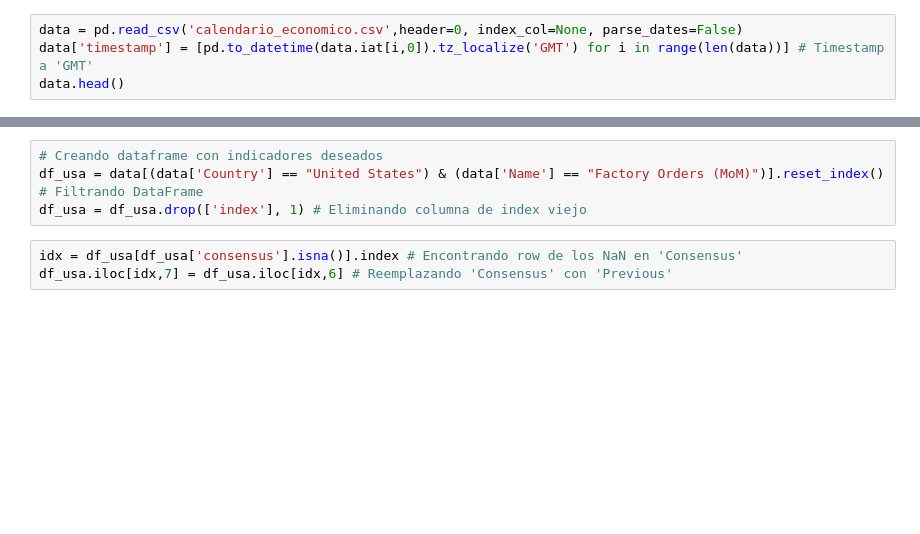
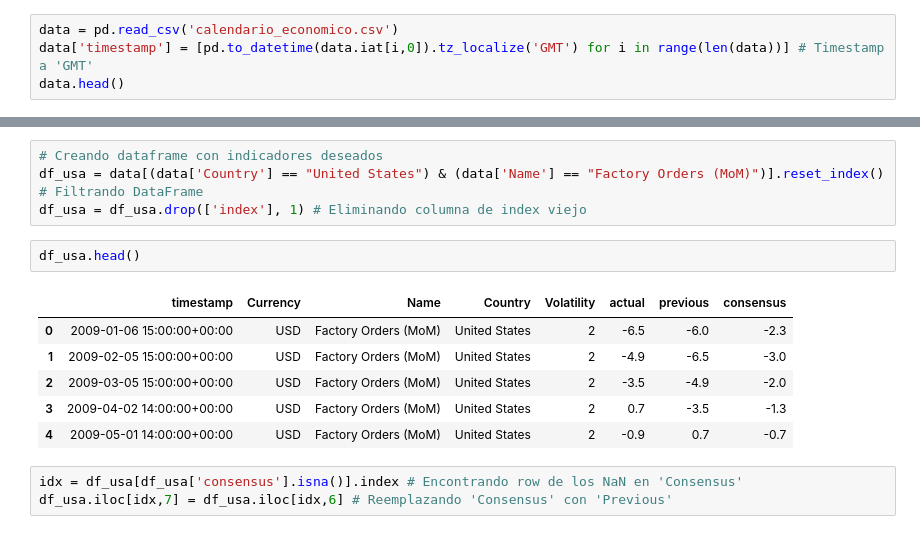
Before and after one commit to hannylomeli/FinalTrading_EquipoA, a Jupyter notebook: Final_Project.ipynb, the cells around one changed output, grey strips where cells are left out. Cells and saved outputs as stored; diff of their text form; blank space fills up the shorter version.

```diff
--- a/Final_Project.ipynb
+++ b/Final_Project.ipynb
@@ -26,7 +24,7 @@ import g_boxplot_varios as g
 # %% [markdown]
 #### Calendario económico
 # %%
-data = pd.read_csv('calendario_economico.csv',header=0, index_col=None, parse_dates=False)
+data = pd.read_csv('calendario_economico.csv')
 data['timestamp'] = [pd.to_datetime(data.iat[i,0]).tz_localize('GMT') for i in range(len(data))] # Timestamp a 'GMT'
 data.head()
 # %% [output]
@@ -63,6 +61,15 @@ Los pedidos de fabrica son una medida del total de pedidos de bienes duraderos y
 # Creando dataframe con indicadores deseados
 df_usa = data[(data['Country'] == "United States") & (data['Name'] == "Factory Orders (MoM)")].reset_index() # Filtrando DataFrame
 df_usa = df_usa.drop(['index'], 1) # Eliminando columna de index viejo
+# %%
+df_usa.head()
+# %% [output]
+|  | timestamp | Currency | Name | Country | Volatility | actual | previous | consensus |
+| 0 | 2009-01-06 15:00:00+00:00 | USD | Factory Orders (MoM) | United States | 2 | -6.5 | -6.0 | -2.3 |
+| 1 | 2009-02-05 15:00:00+00:00 | USD | Factory Orders (MoM) | United States | 2 | -4.9 | -6.5 | -3.0 |
+| 2 | 2009-03-05 15:00:00+00:00 | USD | Factory Orders (MoM) | United States | 2 | -3.5 | -4.9 | -2.0 |
+| 3 | 2009-04-02 14:00:00+00:00 | USD | Factory Orders (MoM) | United States | 2 | 0.7 | -3.5 | -1.3 |
+| 4 | 2009-05-01 14:00:00+00:00 | USD | Factory Orders (MoM) | United States | 2 | -0.9 | 0.7 | -0.7 |
 # %%
 idx = df_usa[df_usa['consensus'].isna()].index # Encontrando row de los NaN en 'Consensus'
 df_usa.iloc[idx,7] = df_usa.iloc[idx,6] # Reemplazando 'Consensus' con 'Previous'
```
Also changed, not shown: parts of 7 cells of this notebook.
